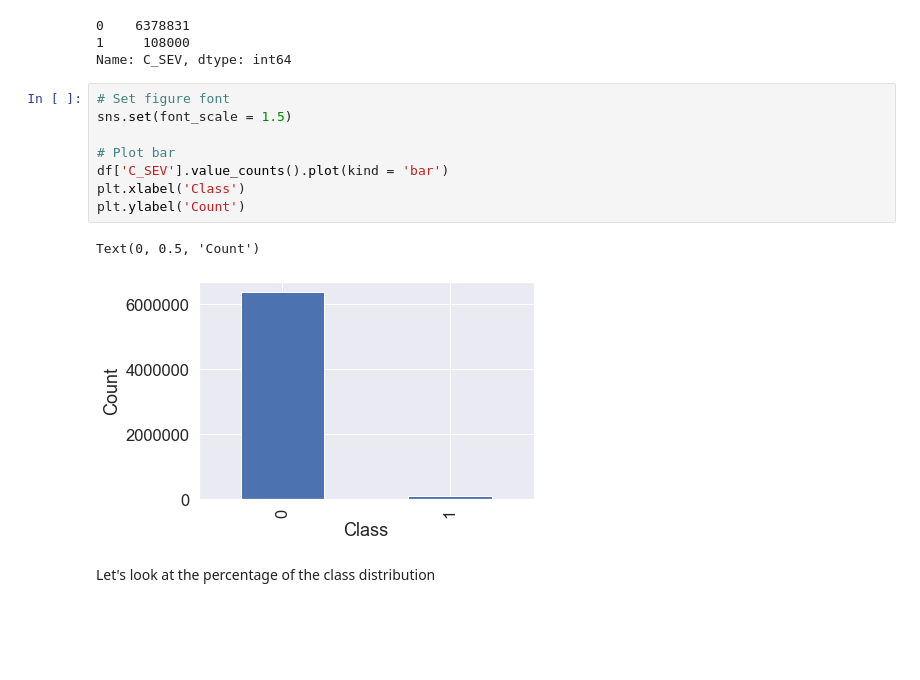
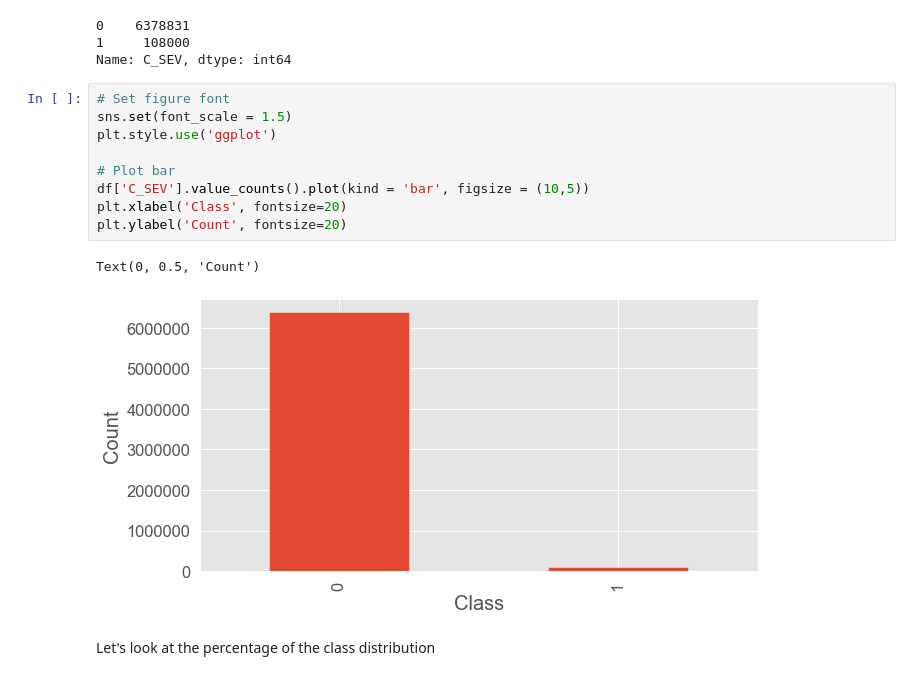
Before and after one commit to jnsofini/Imbalanced-Learning, a Jupyter notebook: JupyterNotebook/Motor-vehicle-collision-full.ipynb, the cells around one changed output. Saved outputs shown, nothing was run; the diff lists cells and outputs as text; blank space fills up the shorter version.

```diff
--- a/JupyterNotebook/Motor-vehicle-collision-full.ipynb
+++ b/JupyterNotebook/Motor-vehicle-collision-full.ipynb
@@ -763,14 +763,15 @@ Name: C_SEV, dtype: int64
 # %%
 # Set figure font
 sns.set(font_scale = 1.5)
+plt.style.use('ggplot')
 
 # Plot bar
-df['C_SEV'].value_counts().plot(kind = 'bar')
-plt.xlabel('Class')
-plt.ylabel('Count')
+df['C_SEV'].value_counts().plot(kind = 'bar', figsize = (10,5))
+plt.xlabel('Class', fontsize=20)
+plt.ylabel('Count', fontsize=20)
 # %% [output]
 Text(0, 0.5, 'Count')
-[figure, old version]
+[figure, new version]
 # %% [markdown]
  Let's look at the percentage of the class distribution
 # %%
```
Also changed, not shown: parts of 33 cells of this notebook, 6 other files.
